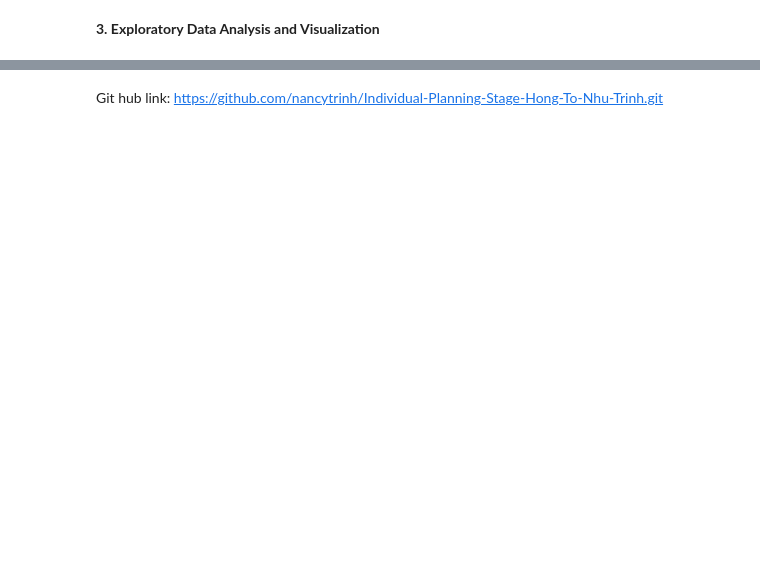
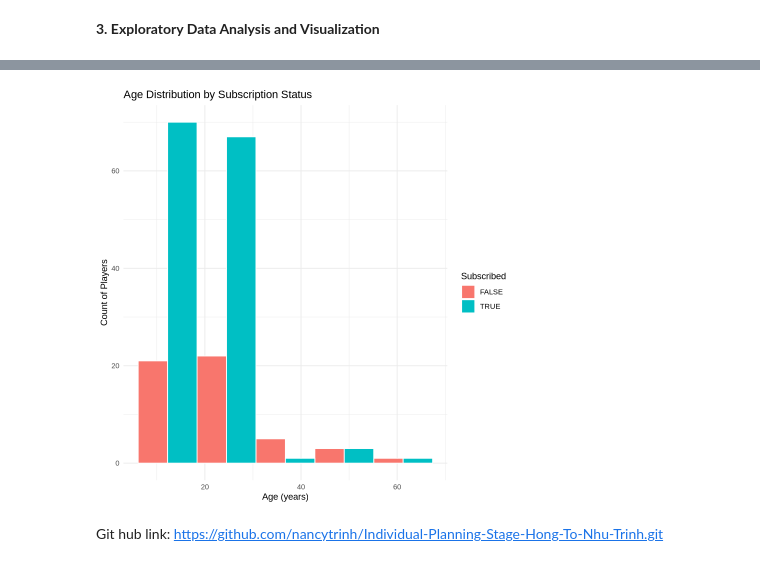
Before and after one commit to nancytrinh/Individual-Planning-Stage-Hong-To-Nhu-Trinh, a Jupyter notebook: Planning.stage.ipynb, the cells around one changed output, grey strips where cells are left out. Cells and saved outputs as stored; diff of their text form; code cells hidden in the pictures; blank space fills up the shorter version.

```diff
--- a/Planning.stage.ipynb
+++ b/Planning.stage.ipynb
@@ -68,0 +175,11 @@ Wrangle planning:
+# %%
+ggplot(player, aes(x = age, fill = subscribe)) +
+  geom_histogram(position = "dodge", bins = 5, color = "white") +
+  labs(
+    title = "Age Distribution by Subscription Status",
+    x = "Age (years)",
+    y = "Count of Players",
+    fill = "Subscribed"
+  ) +
+  theme_minimal()
+# %% [output]
@@ -69,2 +188,3 @@ Wrangle planning:
+[figure, added]
 # %% [markdown]
 Git hub link: https://github.com/nancytrinh/Individual-Planning-Stage-Hong-To-Nhu-Trinh.git
```
Also changed, not shown: parts of 13 cells of this notebook.
